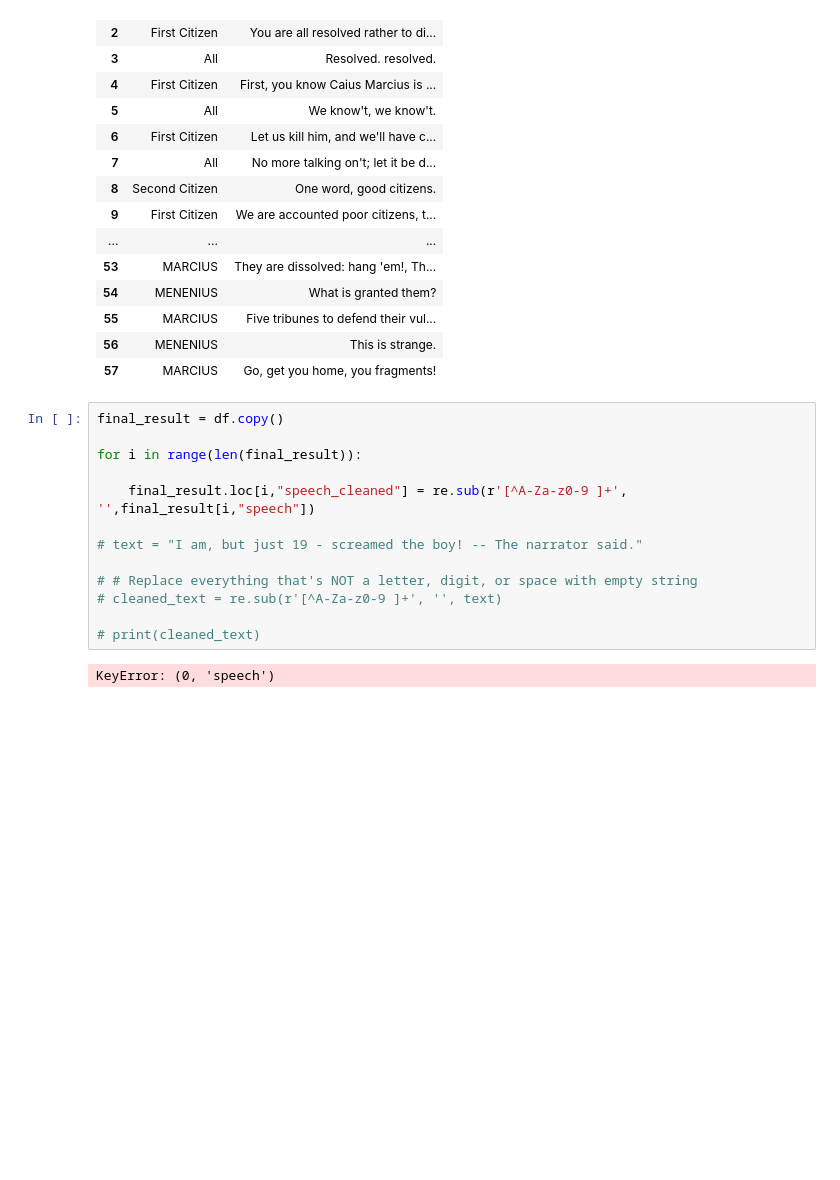
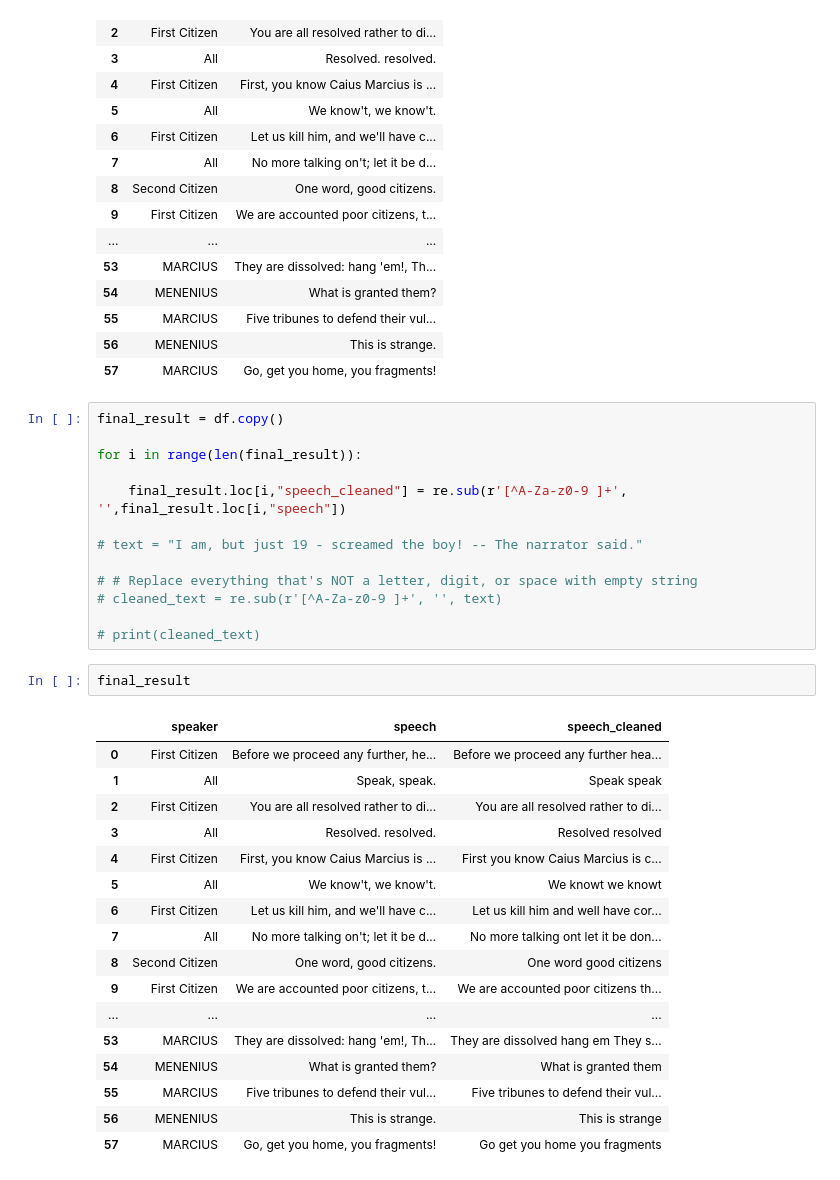
Before and after one commit to SceloNkabinde-95/shakespeare-story-generator, a Jupyter notebook: extract-speech-speaker.ipynb, the cells around one changed output. Saved outputs shown, nothing was run; the diff lists cells and outputs as text; blank space fills up the shorter version.

```diff
--- a/extract-speech-speaker.ipynb
+++ b/extract-speech-speaker.ipynb
@@ -142,7 +142,7 @@ final_result = df.copy()
 
 for i in range(len(final_result)):
 
-    final_result.loc[i,"speech_cleaned"] = re.sub(r'[^A-Za-z0-9 ]+', '',final_result[i,"speech"])
+    final_result.loc[i,"speech_cleaned"] = re.sub(r'[^A-Za-z0-9 ]+', '',final_result.loc[i,"speech"])
 
 # text = "I am, but just 19 - screamed the boy! -- The narrator said."
 
@@ -150,5 +150,23 @@ for i in range(len(final_result)):
 # cleaned_text = re.sub(r'[^A-Za-z0-9 ]+', '', text)
 
 # print(cleaned_text)
-# %% [output]
-KeyError: (0, 'speech')
+# %%
+final_result
+# %% [output]
+|  | speaker | speech | speech_cleaned |
+| 0 | First Citizen | Before we proceed any further, he... | Before we proceed any further hea... |
+| 1 | All | Speak, speak. | Speak speak |
+| 2 | First Citizen | You are all resolved rather to di... | You are all resolved rather to di... |
+| 3 | All | Resolved. resolved. | Resolved resolved |
+| 4 | First Citizen | First, you know Caius Marcius is ... | First you know Caius Marcius is c... |
+| 5 | All | We know't, we know't. | We knowt we knowt |
+| 6 | First Citizen | Let us kill him, and we'll have c... | Let us kill him and well have cor... |
+| 7 | All | No more talking on't; let it be d... | No more talking ont let it be don... |
+| 8 | Second Citizen | One word, good citizens. | One word good citizens |
+| 9 | First Citizen | We are accounted poor citizens, t... | We are accounted poor citizens th... |
+| ... | ... | ... | ... |
+| 53 | MARCIUS | They are dissolved: hang 'em!, Th... | They are dissolved hang em They s... |
+| 54 | MENENIUS | What is granted them? | What is granted them |
+| 55 | MARCIUS | Five tribunes to defend their vul... | Five tribunes to defend their vul... |
+| 56 | MENENIUS | This is strange. | This is strange |
+| 57 | MARCIUS | Go, get you home, you fragments! | Go get you home you fragments |
```
Also changed, not shown: 1 other file.
